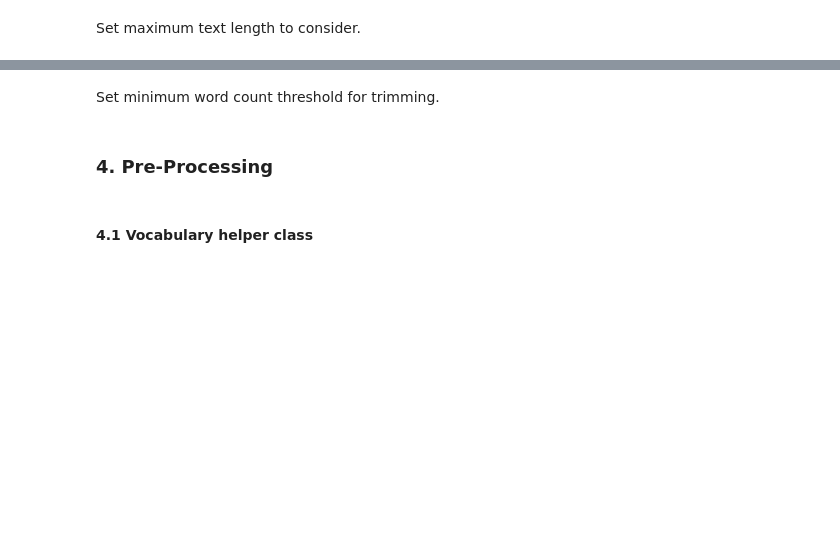
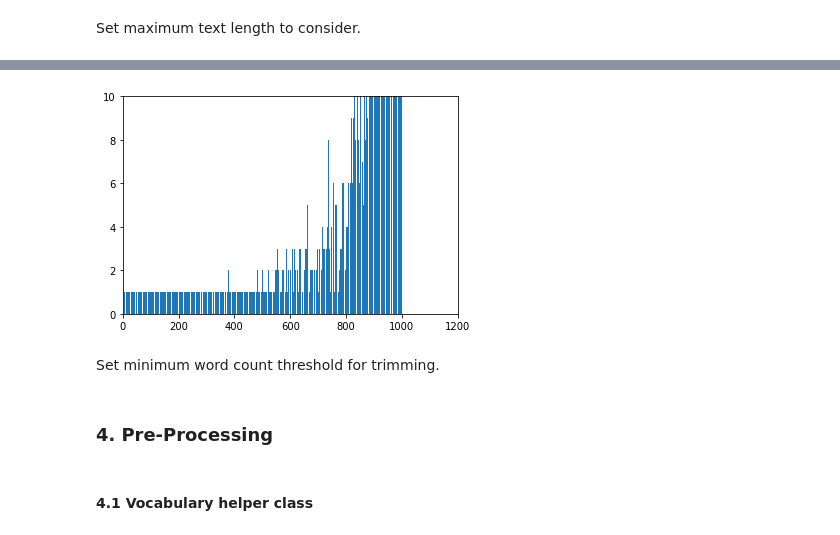
Before and after one commit to juliacalvo/generative-chatbot, a Jupyter notebook: ChatBot.ipynb, the cells around one changed output, grey strips where cells are left out. Drawn from its saved outputs; the diff is of its cells as text; code cells hidden in the pictures; blank space fills up the shorter version.

```diff
--- a/ChatBot.ipynb
+++ b/ChatBot.ipynb
@@ -271,3 +303,11 @@ input_word_count.plot()
+# %%
+words = df['output'].str.split(expand=True).stack().value_counts()
+distribution = Counter(words)
+plt.axis([0, 1200, 0, 10]) # clipping y axis to 100 so lower values are visibale
+
+plt.bar(range(len(distribution)), distribution.values());
+# %% [output]
+[figure, added]
 # %% [markdown]
 Set minimum word count threshold for trimming.
 # %%
```
Also changed, not shown: parts of 21 cells of this notebook.
